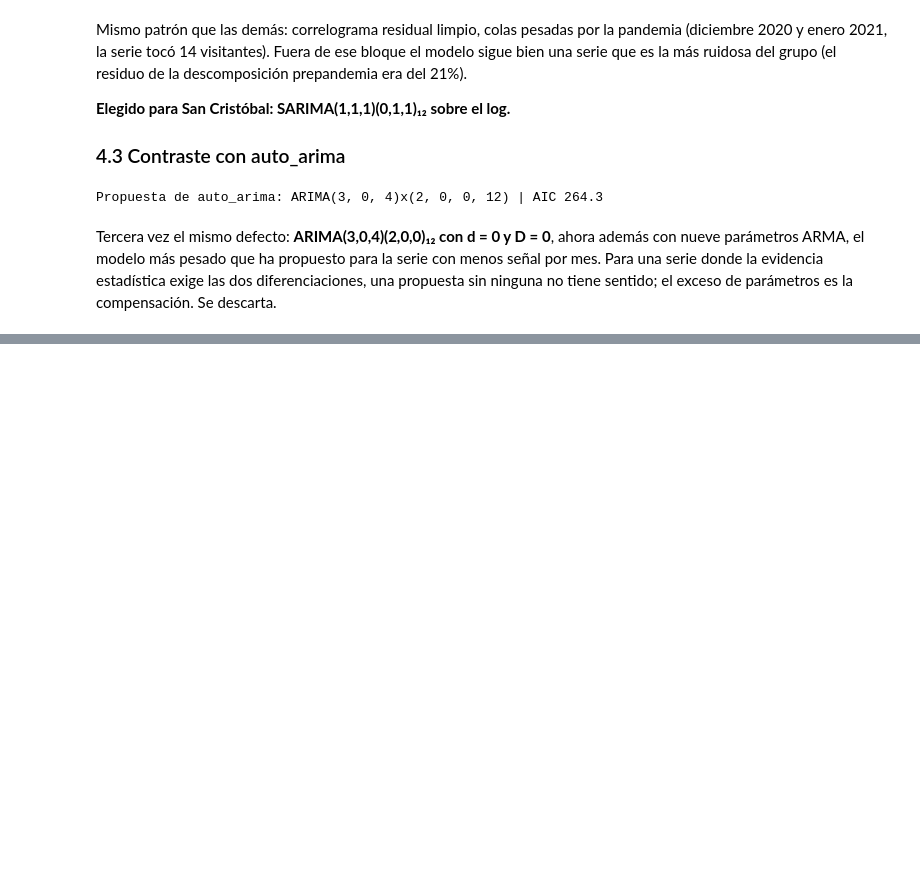
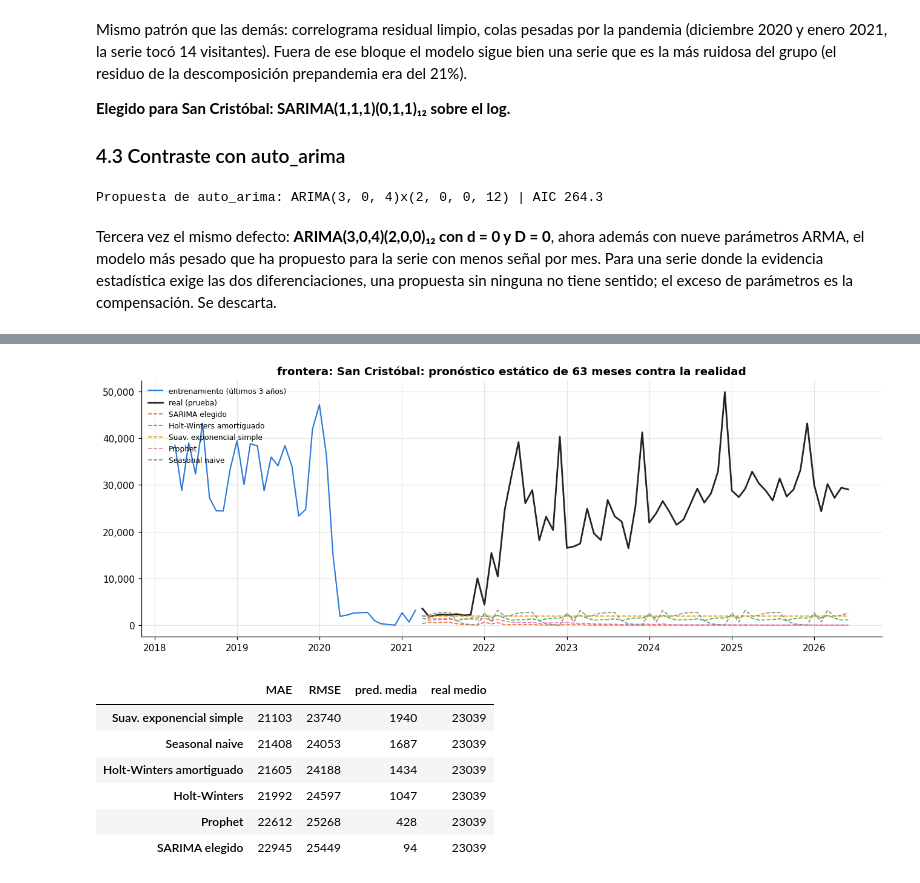
Before and after one commit to Fercho1118/Laboratorio-1-Series-de-Tiempo, a Jupyter notebook: notebooks/modelado-fronteras.ipynb, the cells around one changed output, grey strips where cells are left out. Drawn from its saved outputs; the diff is of its cells as text; code cells hidden in the pictures; blank space fills up the shorter version.

```diff
--- a/notebooks/modelado-fronteras.ipynb
+++ b/notebooks/modelado-fronteras.ipynb
@@ -394,0 +521,5 @@ naive), el pronóstico sobre el conjunto de prueba y la comparación por MAE y R
+# %%
+preds_scristobal = pronosticos_alternativos("frontera: San Cristóbal", mejor_scristobal)
+graficar_pronosticos("frontera: San Cristóbal", preds_scristobal, "modelado-scristobal-pronosticos")
+tabla_errores("frontera: San Cristóbal", preds_scristobal)
+# %% [output]
@@ -394,0 +528,8 @@ naive), el pronóstico sobre el conjunto de prueba y la comparación por MAE y R
+[figure, added]
+|  | MAE | RMSE | pred. media | real medio |
+| Suav. exponencial simple | 21103 | 23740 | 1940 | 23039 |
+| Seasonal naive | 21408 | 24053 | 1687 | 23039 |
+| Holt-Winters amortiguado | 21605 | 24188 | 1434 | 23039 |
+| Holt-Winters | 21992 | 24597 | 1047 | 23039 |
+| Prophet | 22612 | 25268 | 428 | 23039 |
+| SARIMA elegido | 22945 | 25449 | 94 | 23039 |
```
Also changed, not shown: parts of 13 cells of this notebook.
